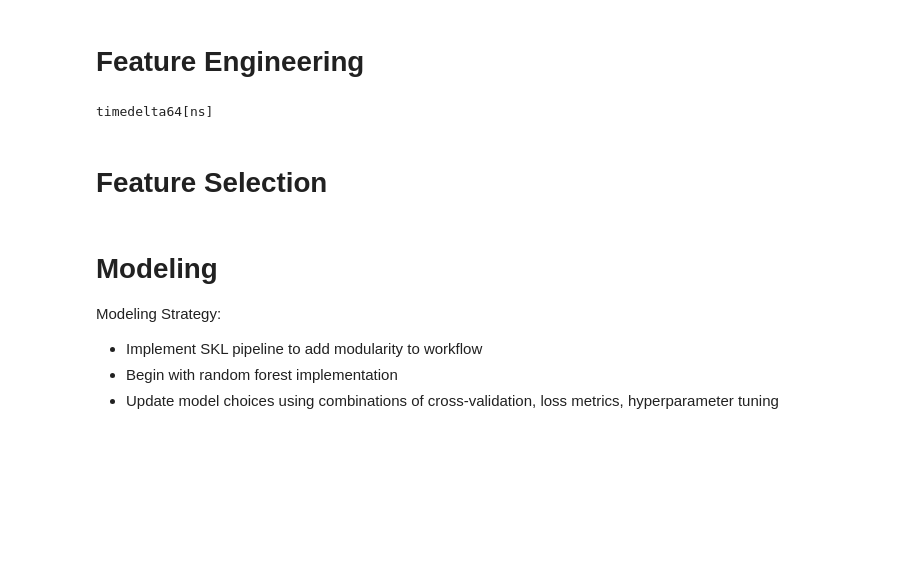
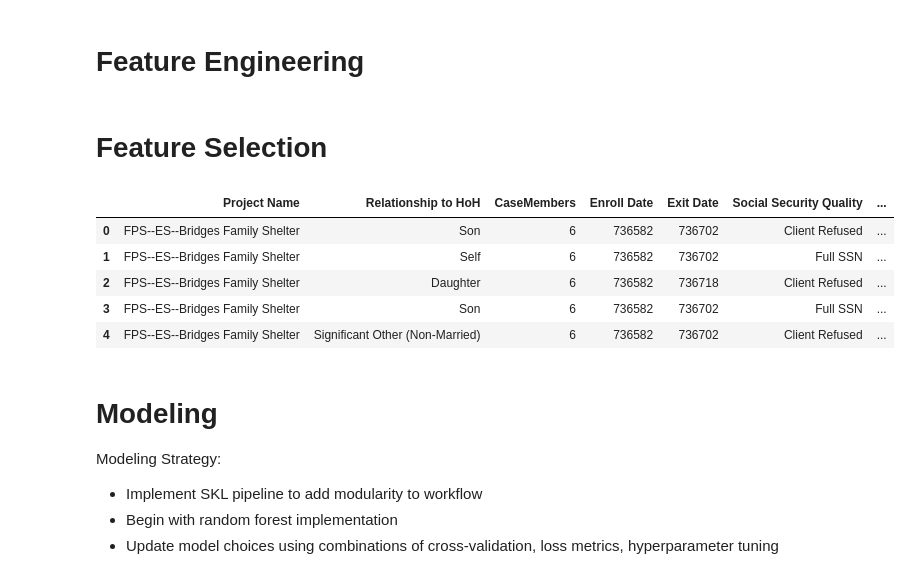
Before and after one commit to mudesir/family-promise-spokane-ds-b, a Jupyter notebook: notebooks/Data Exploration.ipynb, the cells around one changed output. Cells and saved outputs as stored; diff of their text form; code cells hidden in the pictures; blank space fills up the shorter version.

Commit message:
Convert dates to ordinal datetime for modeling

```diff
--- a/notebooks/Data Exploration.ipynb
+++ b/notebooks/Data Exploration.ipynb
@@ -179,6 +180,8 @@ def column_strip(dataf):
 def set_dtypes(dataf):
     '''Sets Data Type to specific columns'''
     dataf[date_features] = dataf[date_features].apply(pd.to_datetime, infer_datetime_format=True)
+    for column in date_features:
+        dataf[column] = dataf[column].apply(dt.datetime.toordinal)
     return dataf
 
 def add_target(dataf):
@@ -264,7 +267,9 @@ columns_not_selected = ['Current Age',
                         'Date of Last Contact (Beta)',
                         'Date of First Contact (Beta)',
                         'Chronic Homeless Status',
-                        'Exit Destination']
+                        'Exit Destination',
+                        'Personal ID',
+                        'Household ID']
 # %%
 columns_need_testing = ['School Status',
                         'Date of Last ES Stay (Beta)',
@@ -386,13 +361,6 @@ sns.scatterplot(data=df_pipeline2, y='Target Exit Destination', x='Income Total
 [figure]
 # %% [markdown]
 # Feature Engineering
-# %%
-# Length of Stay
-# Exit Date - Enroll Date
-df_pipeline2['Enrollment Length'] = df_pipeline2['Exit Date'] - df_pipeline2['Enroll Date']
-print(df_pipeline2['Enrollment Length'].dtypes)
-# %% [output]
-timedelta64[ns]
 # %% [markdown]
 # Feature Selection
 # %%
@@ -403,8 +371,17 @@ features = ['CaseMembers','Race', 'Ethnicity',
 # %%
 target = 'Target Exit Destination'
 # %%
-X = df_pipeline2[features]
+X = df_pipeline2.drop(columns=[target])
 y = df_pipeline2[target]
+# %%
+X.head()
+# %% [output]
+|  | Project Name | Relationship to HoH | CaseMembers | Enroll Date | Exit Date | Social Security Quality | ... |
+| 0 | FPS--ES--Bridges Family Shelter | Son | 6 | 736582 | 736702 | Client Refused | ... |
+| 1 | FPS--ES--Bridges Family Shelter | Self | 6 | 736582 | 736702 | Full SSN | ... |
+| 2 | FPS--ES--Bridges Family Shelter | Daughter | 6 | 736582 | 736718 | Client Refused | ... |
+| 3 | FPS--ES--Bridges Family Shelter | Son | 6 | 736582 | 736702 | Full SSN | ... |
+| 4 | FPS--ES--Bridges Family Shelter | Significant Other (Non-Married) | 6 | 736582 | 736702 | Client Refused | ... |
 # %%
 # Train, Test, Validation Split
 
```
Also changed, not shown: parts of 12 cells of this notebook.
